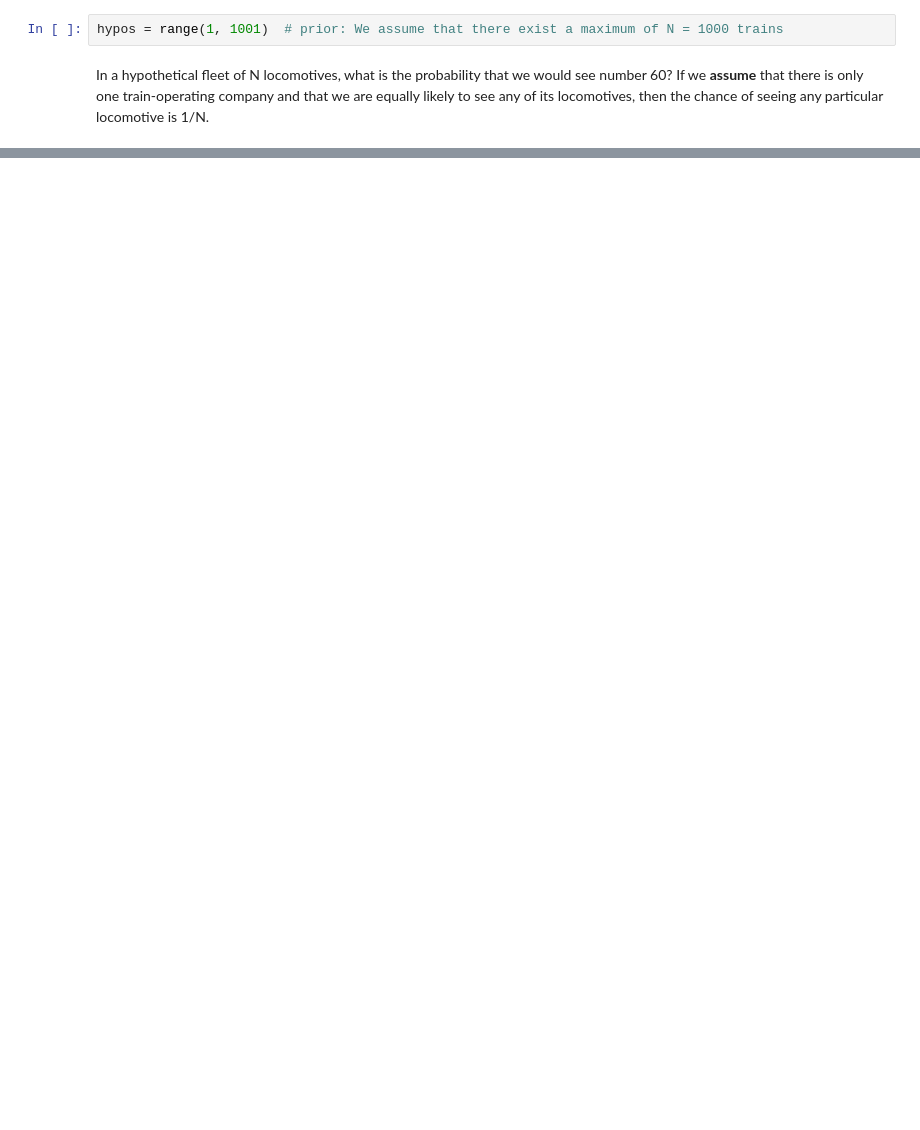
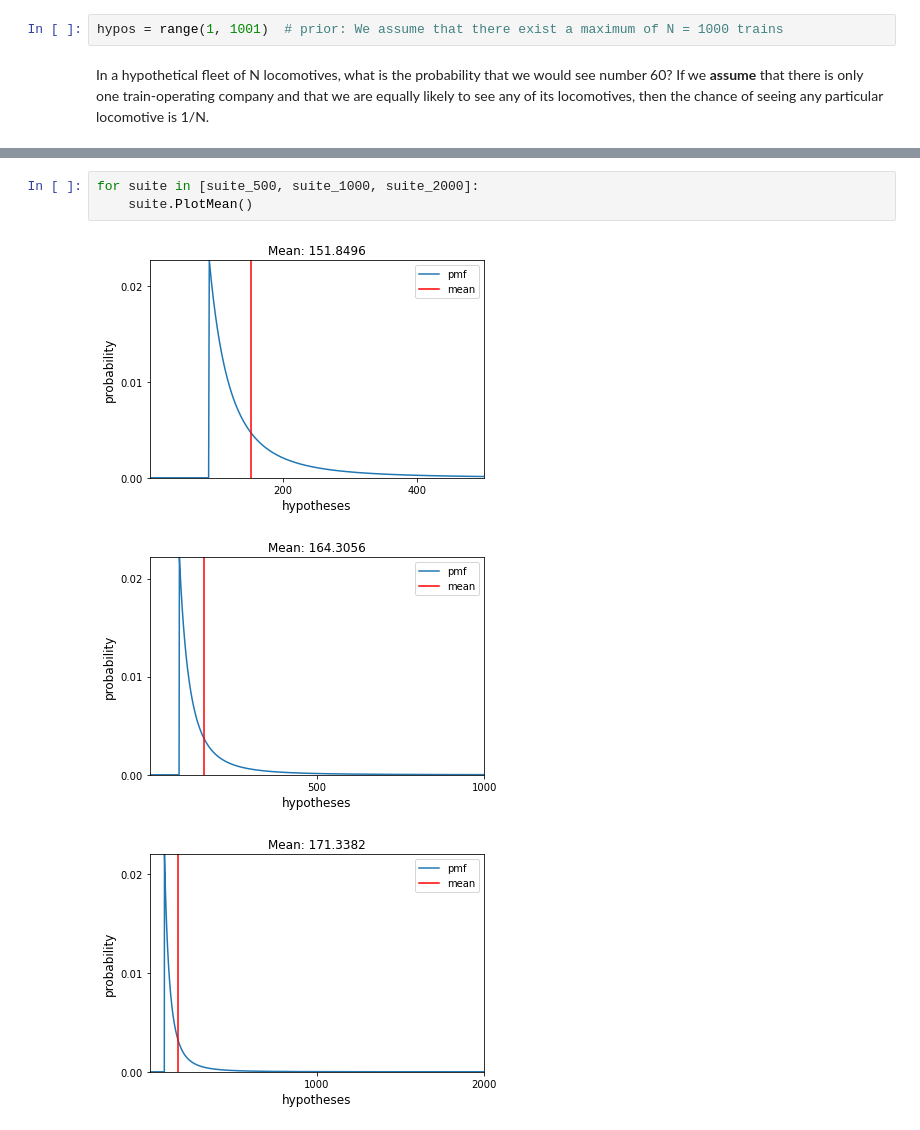
Before and after one commit to carlosjuribe/Think_Bayes, a Jupyter notebook: 03_estimation.ipynb, the cells around one changed output, grey strips where cells are left out. Saved outputs shown, nothing was run; the diff lists cells and outputs as text; blank space fills up the shorter version.

```diff
--- a/03_estimation.ipynb
+++ b/03_estimation.ipynb
@@ -139,0 +233,7 @@ suite.PlotProb();
+# %%
+for suite in [suite_500, suite_1000, suite_2000]:
+    suite.PlotMean()
+# %% [output]
+[figure, added]
+[figure, added]
+[figure, added]
```
Also changed, not shown: parts of 34 cells of this notebook.
